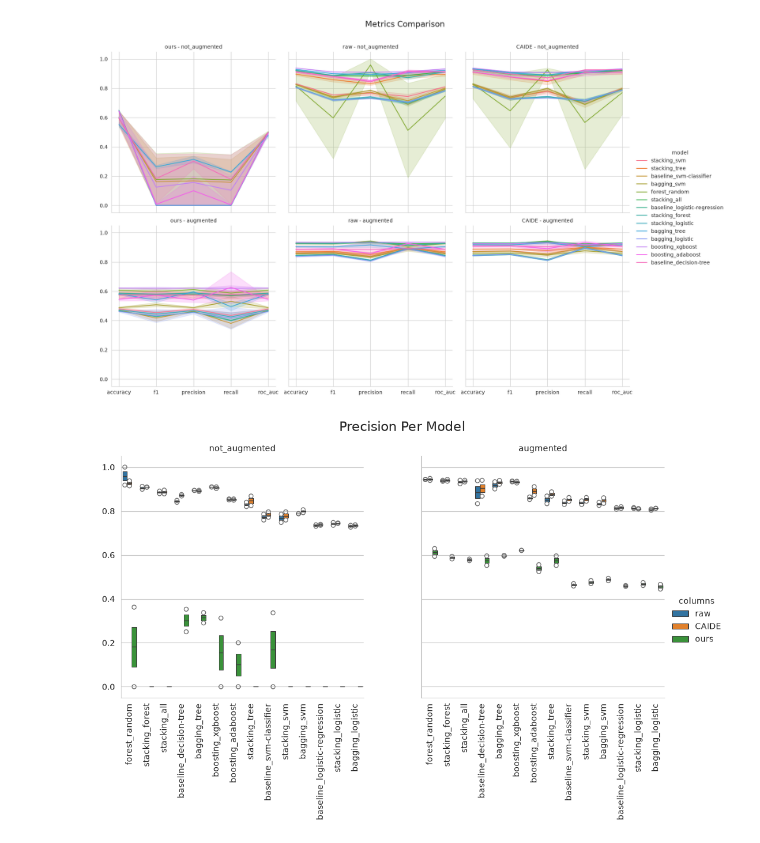
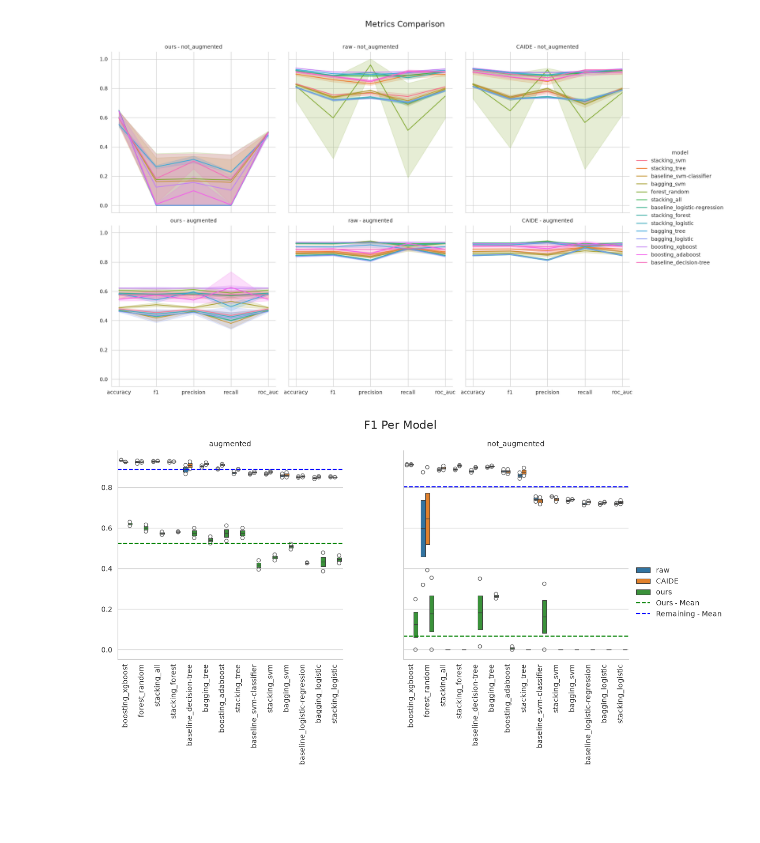
Before and after one commit to Dpbm/mestrado-aulas, a Jupyter notebook: mineracao-de-dados/trabalho/projeto/output_analysis.ipynb, the cells around one changed output. Cells and saved outputs as stored; diff of their text form; code cells hidden in the pictures; blank space fills up the shorter version.

```diff
--- a/mineracao-de-dados/trabalho/projeto/output_analysis.ipynb
+++ b/mineracao-de-dados/trabalho/projeto/output_analysis.ipynb
@@ -11,7 +15,6 @@ import shap
 from constants import OUTPUTS_PATH, PLOTS_PATH
 # %%
-columns_df_metrics = ('dataset_type', 'columns', 'params_type', 'metric', 'value', 'model')
-df_metrics_test = pd.DataFrame(columns=columns_df_metrics)
+df_metrics_test = pd.DataFrame(columns=('dataset_type', 'columns', 'params_type', 'metric', 'value', 'model'))
 
 row_i = 0
 for dataset_type in os.listdir(OUTPUTS_PATH):
@@ -74,18 +77,58 @@ plt.show()
 [figure]
 # %%
 sns.set_style("whitegrid")
+f1_data = df_metrics_test.loc[(df_metrics_test['metric'] == 'f1')].sort_values(by='value', ascending=False)
 g = sns.catplot(
     kind="boxen",
-    data=df_metrics_test.loc[df_metrics_test['metric'] == 'precision'].sort_values(by='value', ascending=False),
+    data=f1_data,
     x="model",
     y='value',
     col='dataset_type',
     hue='columns')
+
+
+not_agumented_ax = g.axes[0,1]
+agumented_ax = g.axes[0,0]
+
+not_agumented_ax.axhline(
+    y=f1_data.loc[(f1_data['dataset_type'] == 'not_augmented')&(f1_data['columns'] != 'ours')]['value'].mean(),
+    linestyle='--',
+    color='blue',
+)
+
+not_agumented_ax.axhline(
+    y=f1_data.loc[(f1_data['dataset_type'] == 'not_augmented')&(f1_data['columns'] == 'ours')]['value'].mean(),
+    linestyle='--',
+    color='green',
+)
+
+agumented_ax.axhline(
+    y=f1_data.loc[(f1_data['dataset_type'] == 'augmented')&(f1_data['columns'] != 'ours')]['value'].mean(),
+    linestyle='--',
+    color='blue',
+)
+
+agumented_ax.axhline(
+    y=f1_data.loc[(f1_data['dataset_type'] == 'augmented')&(f1_data['columns'] == 'ours')]['value'].mean(),
+    linestyle='--',
+    color='green',
+)
+
 g.set_xticklabels(rotation=90)
 g.set_axis_labels('', '')
 g.set_titles(template="{col_name}")
-plt.suptitle('Precision Per Model', y=1.05, fontsize=16)
-plt.savefig(PLOTS_PATH('precision_per_model.png'), dpi=300, bbox_inches='tight')
+
+ours = plt.Line2D([0], [0], color='green', linestyle='--')
+not_ours = plt.Line2D([0], [0], color='blue', linestyle='--')
+
+
+g._legend_data['Ours - Mean'] = ours
+g._legend_data['Remaining - Mean'] = not_ours
+g._legend.remove()
+g.add_legend()
+
+plt.suptitle('F1 Per Model', y=1.05, fontsize=16)
+plt.savefig(PLOTS_PATH('f1_per_model.png'), dpi=300, bbox_inches='tight')
 plt.show()
 # %% [output]
-[figure, old version]
+[figure, new version]
```
Also changed, not shown: parts of 3 cells of this notebook, 19 other files.
